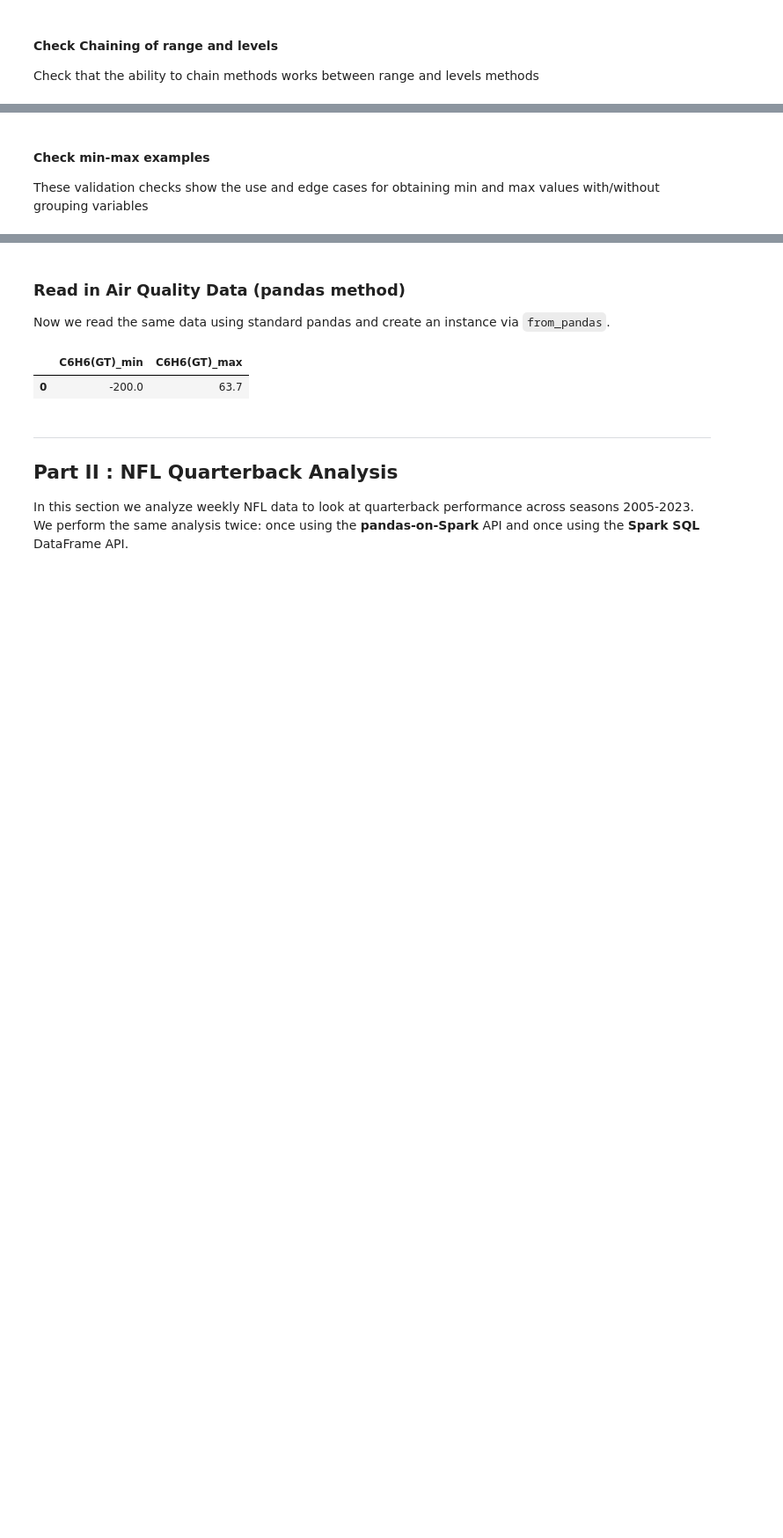
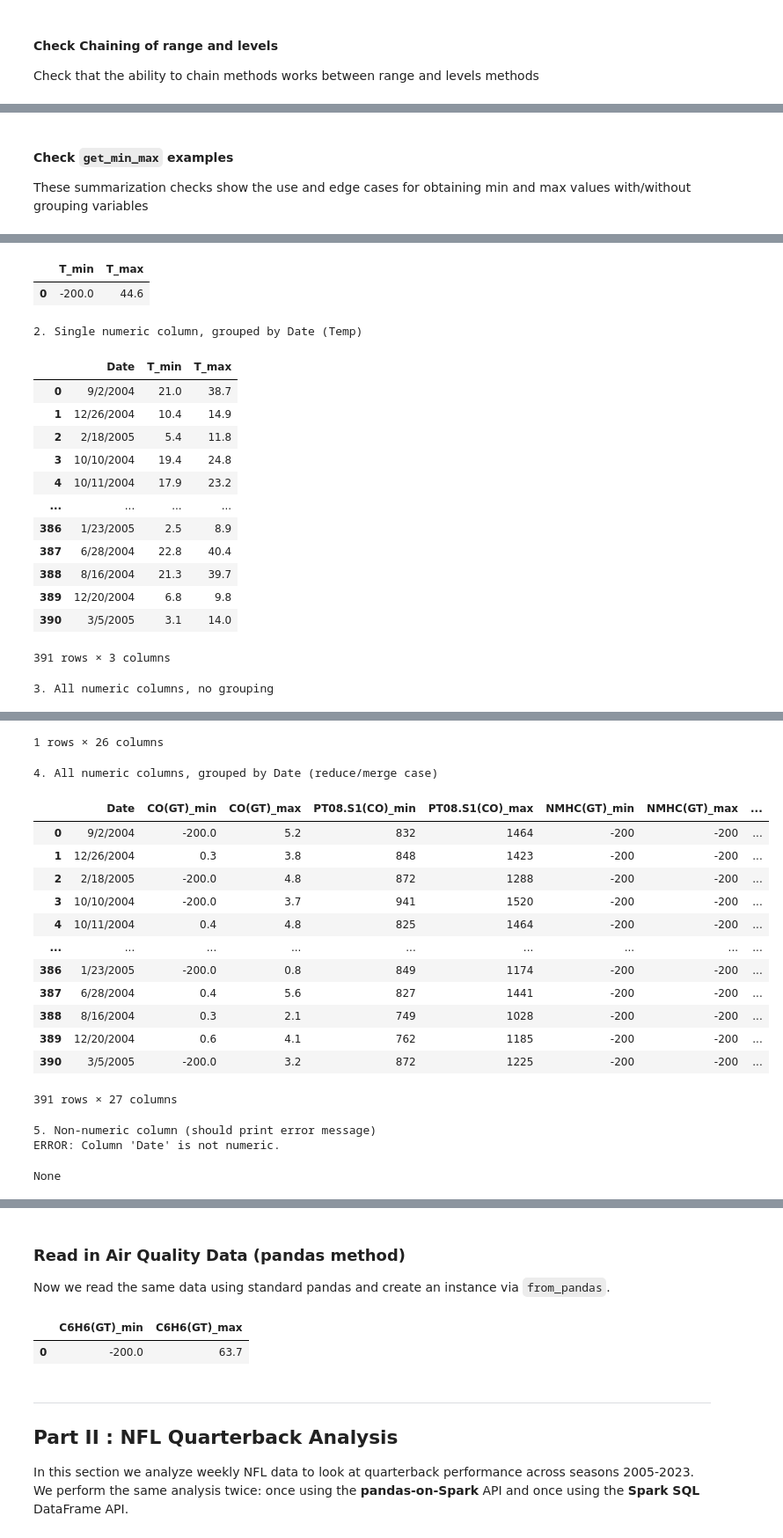
Before and after one commit to pressleydavid/p2, a Jupyter notebook: project2.ipynb, the cells around one changed output, grey strips where cells are left out. Shown at 88% size. Drawn from its saved outputs; the diff is of its cells as text; code cells hidden in the pictures; blank space fills up the shorter version.

Commit message:
cleanup checkpoint. various updates

```diff
--- a/project2.ipynb
+++ b/project2.ipynb
@@ -172,37 +230,27 @@ air_check.check_missing("T").check_range("T", lower=0, upper=35).df.show(5)
 # %% [markdown]
-#### Check min-max examples
-These validation checks show the use and edge cases for obtaining min and max values with/without grouping variables
+#### Check `get_min_max` examples
+These summarization checks show the use and edge cases for obtaining min and max values with/without grouping variables
 # %%
-
-
 # get_min_max examples
 
 # 1. Single numeric column, no grouping
 air_check = SparkDataCheck.from_csv(spark, "air.csv")
-air_check.get_min_max("T")
+print("1. Single numeric column, no grouping (Temp)")
+display(air_check.get_min_max("T"))
 
 # 2. Single numeric column, grouped by Date
-air_check.get_min_max("T", group_col="Date")
+print("2. Single numeric column, grouped by Date (Temp)")
+display(air_check.get_min_max("T", group_col="Date"))
 
 # 3. All numeric columns, no grouping
-air_check.get_min_max()
+print("3. All numeric columns, no grouping")
+display(air_check.get_min_max())
 
 # 4. All numeric columns, grouped (reduce/merge case)
-air_check.get_min_max(group_col="Date")
+print("4. All numeric columns, grouped by Date (reduce/merge case)")
+display(air_check.get_min_max(group_col="Date"))
 
-# 5. Non-numeric column — should print message, return None
-air_check.get_min_max("Date")
-
-# get_counts examples
-
-# 1. Single string column
-air_check = SparkDataCheck.from_csv(spark, "air.csv")
-air_check.get_counts("Date")
-
-# 2. Non-string column
-air_check.get_counts("T")
-
-# 3. Chained with check_levels
-air_check = SparkDataCheck.from_csv(spark, "air.csv")
-air_check.get_counts("Date", "T")
+# 5. Non-numeric column, should print message, return None
+print("5. Non-numeric column (should print error message)")
+display(air_check.get_min_max("Date"))
 # %% [output]
@@ -225,0 +258,17 @@ Column 'T' is not a string column.
+|  | T_min | T_max |
+| 0 | -200.0 | 44.6 |
+2. Single numeric column, grouped by Date (Temp)
+|  | Date | T_min | T_max |
+| 0 | 9/2/2004 | 21.0 | 38.7 |
+| 1 | 12/26/2004 | 10.4 | 14.9 |
+| 2 | 2/18/2005 | 5.4 | 11.8 |
+| 3 | 10/10/2004 | 19.4 | 24.8 |
+| 4 | 10/11/2004 | 17.9 | 23.2 |
+| ... | ... | ... | ... |
+| 386 | 1/23/2005 | 2.5 | 8.9 |
+| 387 | 6/28/2004 | 22.8 | 40.4 |
+| 388 | 8/16/2004 | 21.3 | 39.7 |
+| 389 | 12/20/2004 | 6.8 | 9.8 |
+| 390 | 3/5/2005 | 3.1 | 14.0 |
+391 rows × 3 columns
+3. All numeric columns, no grouping
@@ -225,0 +277,18 @@ Column 'T' is not a string column.
+1 rows × 26 columns
+4. All numeric columns, grouped by Date (reduce/merge case)
+|  | Date | CO(GT)_min | CO(GT)_max | PT08.S1(CO)_min | PT08.S1(CO)_max | NMHC(GT)_min | NMHC(GT)_max | ... |
+| 0 | 9/2/2004 | -200.0 | 5.2 | 832 | 1464 | -200 | -200 | ... |
+| 1 | 12/26/2004 | 0.3 | 3.8 | 848 | 1423 | -200 | -200 | ... |
+| 2 | 2/18/2005 | -200.0 | 4.8 | 872 | 1288 | -200 | -200 | ... |
+| 3 | 10/10/2004 | -200.0 | 3.7 | 941 | 1520 | -200 | -200 | ... |
+| 4 | 10/11/2004 | 0.4 | 4.8 | 825 | 1464 | -200 | -200 | ... |
+| ... | ... | ... | ... | ... | ... | ... | ... | ... |
+| 386 | 1/23/2005 | -200.0 | 0.8 | 849 | 1174 | -200 | -200 | ... |
+| 387 | 6/28/2004 | 0.4 | 5.6 | 827 | 1441 | -200 | -200 | ... |
+| 388 | 8/16/2004 | 0.3 | 2.1 | 749 | 1028 | -200 | -200 | ... |
+| 389 | 12/20/2004 | 0.6 | 4.1 | 762 | 1185 | -200 | -200 | ... |
+| 390 | 3/5/2005 | -200.0 | 3.2 | 872 | 1225 | -200 | -200 | ... |
+391 rows × 27 columns
+5. Non-numeric column (should print error message)
+ERROR: Column 'Date' is not numeric.
+None
```
Also changed, not shown: parts of 21 cells of this notebook.
